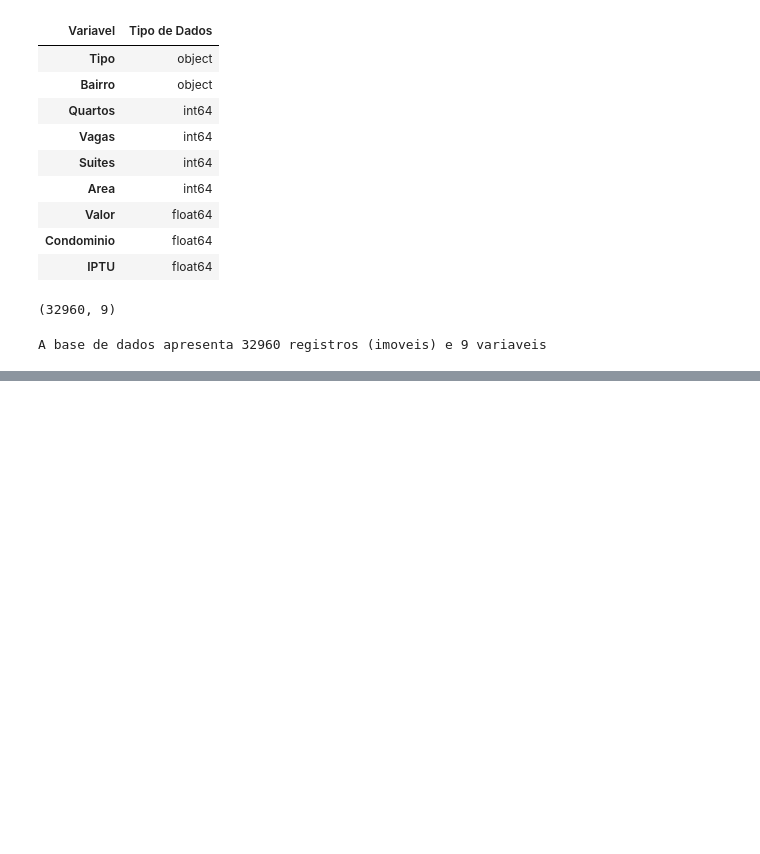
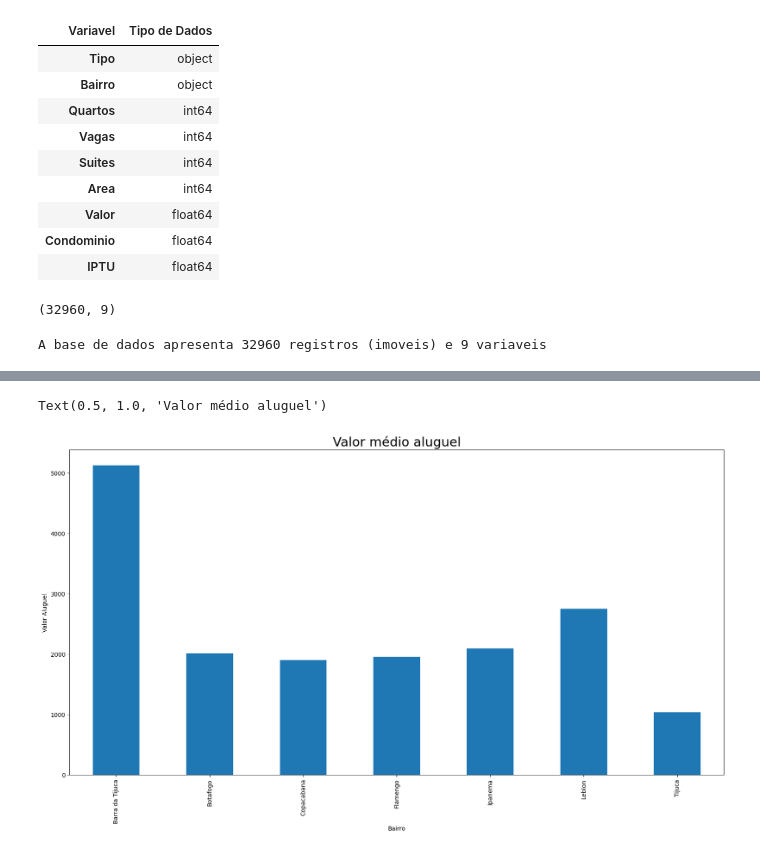
Before and after one commit to eugeniogdiniz/Warm_Up_Data_Analytics, a Jupyter notebook: Python_Pandas_tratando_analisando_dados/Projetos/banco_dados.ipynb, the cells around one changed output, grey strips where cells are left out. Cells and saved outputs as stored; diff of their text form; code cells hidden in the pictures; blank space fills up the shorter version.

```diff
--- a/Python_Pandas_tratando_analisando_dados/Projetos/banco_dados.ipynb
+++ b/Python_Pandas_tratando_analisando_dados/Projetos/banco_dados.ipynb
@@ -139,0 +542,6 @@ ImportError: lxml not found, please install it
+# %%
+df = pd.read_csv(r'C:\Users\eldiniz\OneDrive - Stefanini\Documents\Cursos\Alura\Python_Pandas_tratando_analisando_dados\dados\aluguel.csv', sep=';')
+# %%
+bairros = ['Barra da Tijuca', 'Copacabana', 'Ipanema', 'Leblon', 'Botafogo', 'Flamengo', 'Tijuca']
+selecao = df['Bairro'].isin(bairros)
+df = df[selecao]
@@ -139,0 +559,2 @@ ImportError: lxml not found, please install it
+# %%
+grupo_bairro = df.groupby('Bairro')
@@ -139,0 +644,11 @@ ImportError: lxml not found, please install it
+# %%
+%matplotlib inline
+import matplotlib.pyplot as plt
+plt.rc('figure', figsize = (20,10))
+# %%
+fig = grupo_bairro['Valor'].std().plot.bar()
+fig.set_ylabel('Valor Aluguel')
+fig.set_title('Valor médio aluguel', {'fontsize': 22})
+# %% [output]
+Text(0.5, 1.0, 'Valor médio aluguel')
+[figure, added]
```
Also changed, not shown: parts of 76 cells of this notebook.
